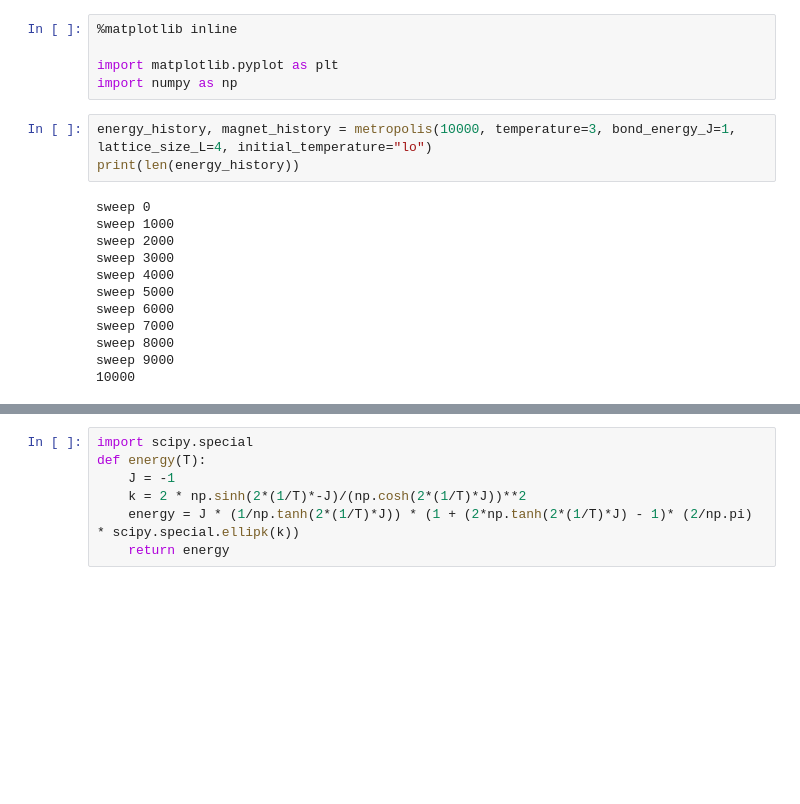
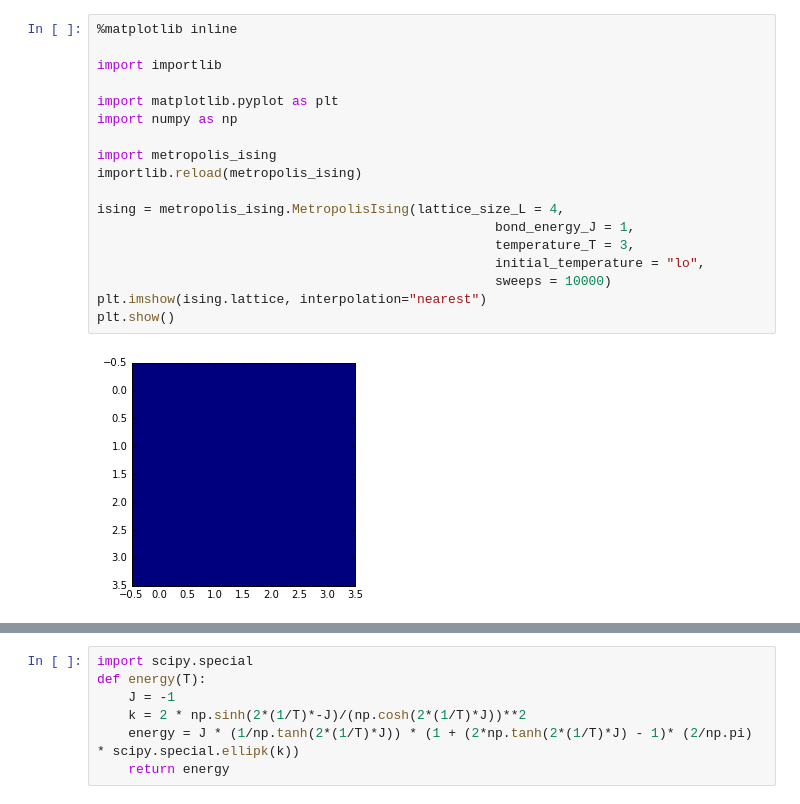
Before and after one commit to teunzwart/bachelor-project, a Jupyter notebook: code/Metropolis-Ising.ipynb, the cells around one changed output, grey strips where cells are left out. Drawn from its saved outputs; the diff is of its cells as text; blank space fills up the shorter version.

```diff
--- a/code/Metropolis-Ising.ipynb
+++ b/code/Metropolis-Ising.ipynb
@@ -1,20 +1,20 @@
 # %%
 %matplotlib inline
 
+import importlib
+
 import matplotlib.pyplot as plt
 import numpy as np
+
+import metropolis_ising
+importlib.reload(metropolis_ising)
+
+ising = metropolis_ising.MetropolisIsing(lattice_size_L = 4,
+                                                   bond_energy_J = 1,
+                                                   temperature_T = 3,
+                                                   initial_temperature = "lo",
+                                                   sweeps = 10000)
+plt.imshow(ising.lattice, interpolation="nearest")
+plt.show()
+# %% [output]
+[figure, added]
-# %%
-energy_history, magnet_history = metropolis(10000, temperature=3, bond_energy_J=1, lattice_size_L=4, initial_temperature="lo")
-print(len(energy_history))
-# %% [output]
-sweep 0
-sweep 1000
-sweep 2000
-sweep 3000
-sweep 4000
-sweep 5000
-sweep 6000
-sweep 7000
-sweep 8000
-sweep 9000
-10000
```
Also changed, not shown: parts of 15 cells of this notebook, 1 other file.
